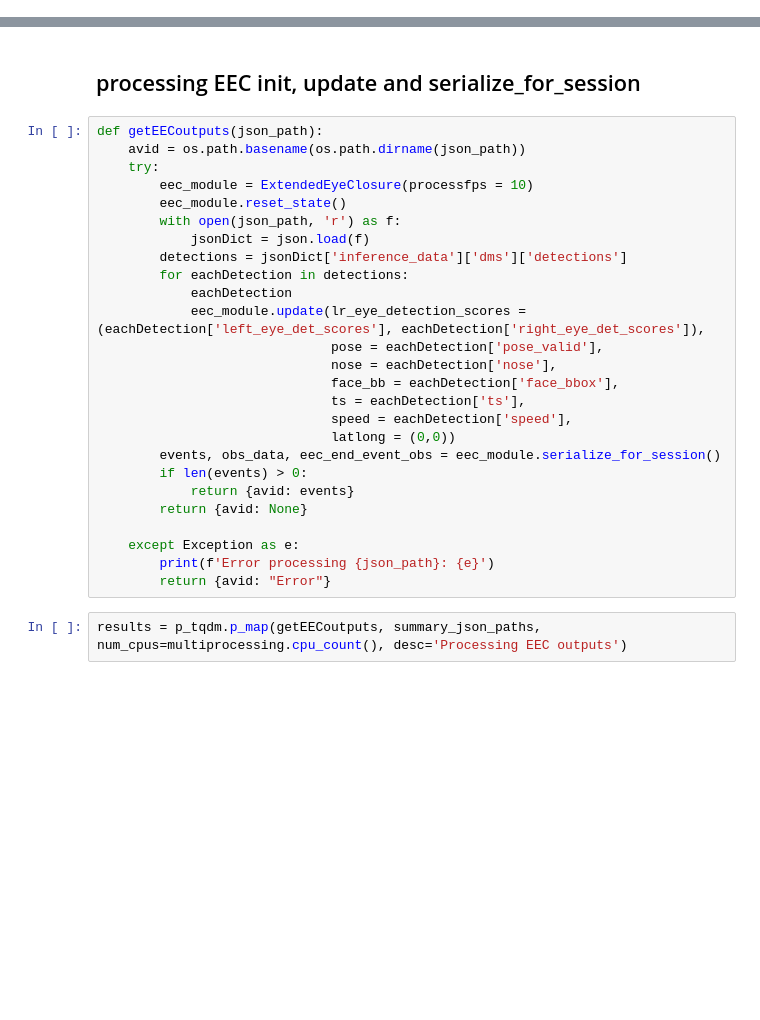
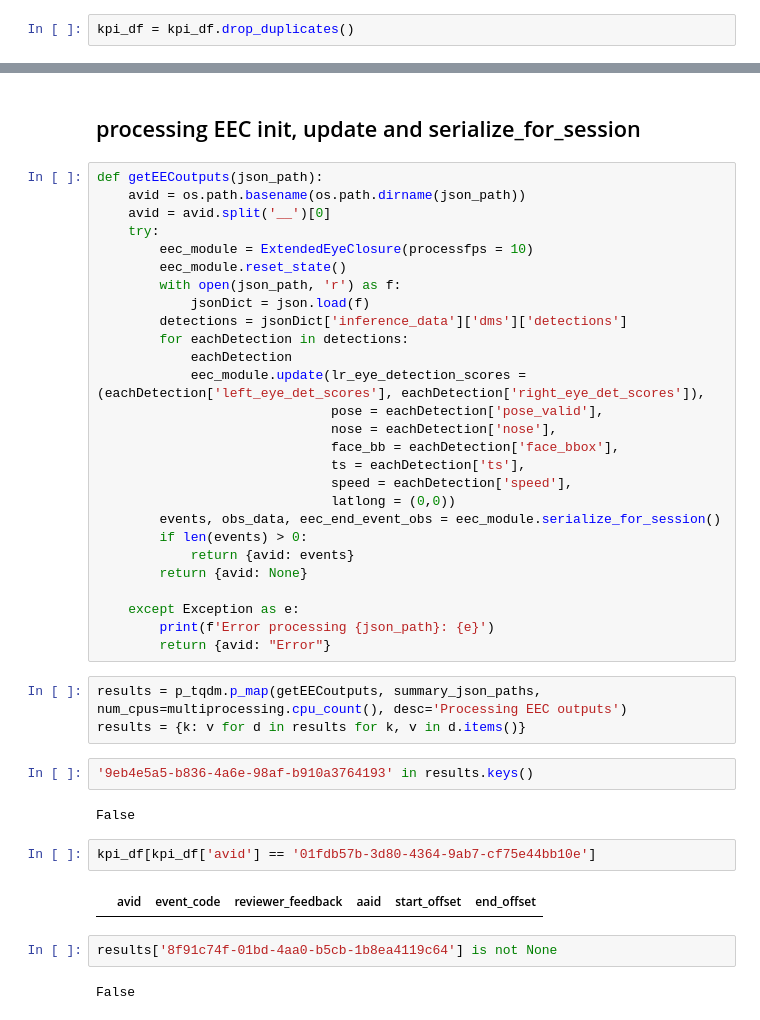
Before and after one commit to prithviramg-nd/work, a Jupyter notebook: AN25908/eec_recall_improvement.ipynb, the cells around one changed output, grey strips where cells are left out. Drawn from its saved outputs; the diff is of its cells as text; blank space fills up the shorter version.

```diff
--- a/AN25908/eec_recall_improvement.ipynb
+++ b/AN25908/eec_recall_improvement.ipynb
@@ -69,6 +69,8 @@ print(kpi_df.info())
 dtypes: int64(3), object(3)
 memory usage: 123.3+ KB
 None
+# %%
+kpi_df = kpi_df.drop_duplicates()
 # %% [markdown]
 ## Reading input from summary.json
 # %%
@@ -85,6 +87,7 @@ Found 1224 summary.json files
 # %%
 def getEECoutputs(json_path):
     avid = os.path.basename(os.path.dirname(json_path))
+    avid = avid.split('__')[0]
     try:
         eec_module = ExtendedEyeClosure(processfps = 10)
         eec_module.reset_state()
@@ -110,4 +113,17 @@ def getEECoutputs(json_path):
         return {avid: "Error"}
 # %%
 results = p_tqdm.p_map(getEECoutputs, summary_json_paths, num_cpus=multiprocessing.cpu_count(), desc='Processing EEC outputs')
+results = {k: v for d in results for k, v in d.items()}
+# %%
+'9eb4e5a5-b836-4a6e-98af-b910a3764193' in results.keys()
+# %% [output]
+False
+# %%
+kpi_df[kpi_df['avid'] == '01fdb57b-3d80-4364-9ab7-cf75e44bb10e']
+# %% [output]
+|  | avid | event_code | reviewer_feedback | aaid | start_offset | end_offset |
+# %%
+results['8f91c74f-01bd-4aa0-b5cb-1b8ea4119c64'] is not None
+# %% [output]
+False
 # %%
```
Also changed, not shown: parts of 6 cells of this notebook, 1 other file.
